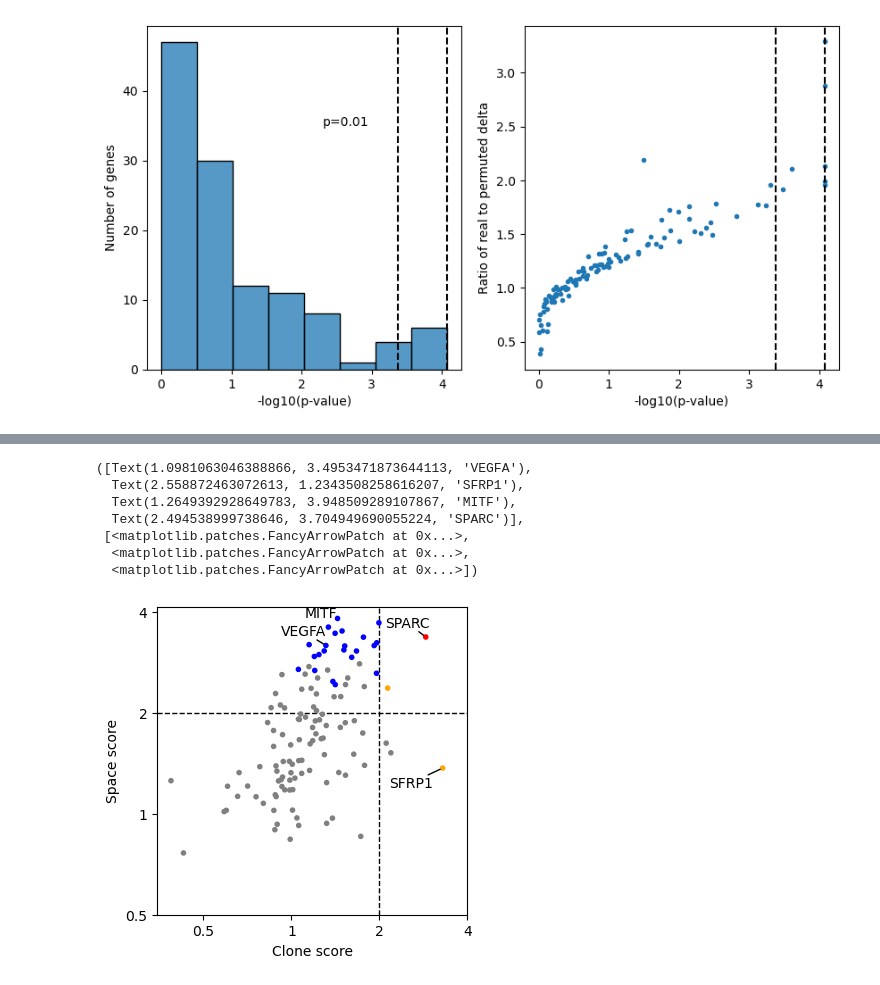
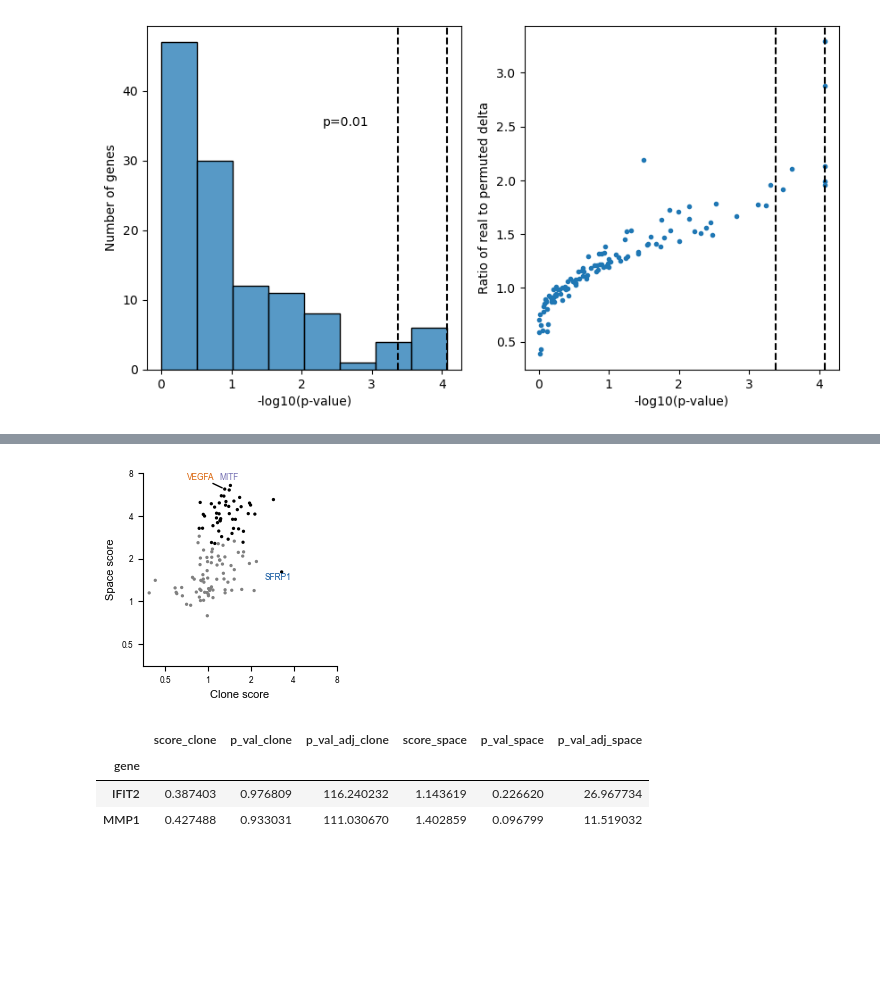
Before and after one commit to grantkinsler/SpatialBarcodes, a Jupyter notebook: paper/plotScripts/plot_clone_space_scores.ipynb, the cells around one changed output, grey strips where cells are left out. Drawn from its saved outputs; the diff is of its cells as text; code cells hidden in the pictures; blank space fills up the shorter version.

```diff
--- a/paper/plotScripts/plot_clone_space_scores.ipynb
+++ b/paper/plotScripts/plot_clone_space_scores.ipynb
@@ -30,6 +30,16 @@ import matplotlib
 # import matplotlib as mpl
 matplotlib.rcParams['pdf.fonttype'] = 42
 
+plt.rcParams['font.family'] = 'sans-serif'
+plt.rcParams['font.sans-serif'] = ['Arial']
+
+plt.rcParams['font.size'] = 6  # Set default font size for all text elements
+plt.rcParams['axes.labelsize'] = 8  # Set font size for axis labels
+plt.rcParams['xtick.labelsize'] = 6  # Set font size for x-axis tick labels
+plt.rcParams['ytick.labelsize'] = 6  # Set font size for y-axis tick labels
+plt.rcParams['legend.fontsize'] = 6  # Set font size for legend text
+
+
 from sklearn.cluster import AgglomerativeClustering as AggCluster
 
 %load_ext autoreload
@@ -41,7 +51,7 @@ import os
 
 # tools_path  = '/Users/grantkinsler/Documents/Penn/Research/SpatialBarcodes/SpatialBarcodes/analysis/tools/tools.py'
 
-tools_path  = '/Users/grantkinsler/Documents/Penn/Research/SpatialBarcodes/analysis/tools/tools.py'
+tools_path = '../helperScripts/tools.py'
 
 # /Users/grantkinsler/Documents/Penn/Research/SpatialBarcodes/analysis/tools/tools.py
 sys.path.append(os.path.dirname(os.path.expanduser(tools_path)))
@@ -54,8 +65,9 @@ n_cells_per_cluster = 25
 clone_scores = pd.read_csv('../extractedData/clone_scores.csv',index_col=0)
 clone_scores['p_val_adj'] = clone_scores['p_val']*len(clone_scores.index)
 
-n_rings =  100
-space_scores = pd.read_csv(f'../extractedData/space_scores_{n_rings}rings.csv',index_col=0)
+n_rings =  25
+# space_scores = pd.read_csv(f'../extractedData/space_scores_{n_rings}rings.csv',index_col=0)
+space_scores = pd.read_csv(f'../extractedData/space_scores_{n_rings}rings_barcoded.csv',index_col=0)
 space_scores['p_val_adj'] = space_scores['p_val']*len(space_scores.index)
 # %%
 space_scores
@@ -184,7 +206,7 @@ both_scores[both_scores['p_val_adj_clone'] < 0.01]
 # %%
 # plot ratio for clone and rings, only plotting genes present in both sets
 # common_genes = [gene for gene in scores_ring.index if gene in scores.index]
-plt.figure(figsize=(4,4))
+plt.figure(figsize=(2.5,2.5))
 
 color_list = []
 
@@ -194,17 +216,17 @@ p_val_adj_cutoff = 0.01
 # color points by p-value and score
 for entry in both_scores.index:
     if both_scores['score_clone'].loc[entry] > score_cutoff and both_scores['score_space'].loc[entry] > score_cutoff and both_scores['p_val_adj_clone'].loc[entry] < p_val_adj_cutoff and both_scores['p_val_adj_space'].loc[entry] < p_val_adj_cutoff:
-        color_list.append('r')
+        color_list.append('k')
     elif both_scores['score_clone'].loc[entry] > score_cutoff and both_scores['p_val_adj_clone'].loc[entry] < p_val_adj_cutoff:
-        color_list.append('orange')
+        color_list.append('k')
     elif both_scores['p_val_adj_space'].loc[entry] < p_val_adj_cutoff and both_scores['score_space'].loc[entry] > score_cutoff:
-        color_list.append('blue')
+        color_list.append('k')
     else:
         color_list.append('gray')
 
 
 
-plt.scatter(both_scores['score_clone'],both_scores['score_space'],marker='.',color=color_list)
+plt.scatter(both_scores['score_clone'],both_scores['score_space'],marker='.',color=color_list,s=7.5)
 
 plt.xlabel('Clone score\n(ratio of true difference to avg. permuted difference)')
 plt.ylabel('Space score\n(ratio of true difference to avg. permuted difference)')
@@ -216,7 +238,23 @@ plt.ylabel('Space score')
 
 # genes_to_plot = ['VEGFA','SFRP1','MITF','SPARC','ITGA8','MMP11']
 # genes_to_plot = ['VEGFA','SFRP1','MITF','SPARC','MMP1','BMP2']
-genes_to_plot = ['VEGFA','SFRP1','MITF','SPARC']
+genes_to_plot = ['VEGFA','SFRP1','MITF',
+                #  'SPARC'
+                 ]
+gene_colors = ['b','orange','r','k']
+
+gene_colors = {
+                # 'VEGFA':'#5e3c99',
+               'VEGFA':'#d95f02', # dark orange
+               'SFRP1':'#08519c', # blue
+            #    'SPARC':'k',
+
+            #    'MITF':'#e66101',
+               'MITF':'#7570b3', # purple
+
+               }
+
+
 
 
 texts = []
@@ -224,10 +262,10 @@ texts = []
 
 
 for gene in genes_to_plot:
-    texts.append(plt.text(both_scores['score_clone'].loc[gene],both_scores['score_space'].loc[gene],gene,ha='right'))
+    texts.append(plt.text(both_scores['score_clone'].loc[gene],both_scores['score_space'].loc[gene],gene,ha='right',c=gene_colors[gene]))
 
-plt.axvline(2,color='k',linestyle='--',lw=1,zorder=0)
-plt.axhline(2,color='k',linestyle='--',lw=1,zorder=0)
+# plt.axvline(2,color='k',linestyle='--',lw=1,zorder=0)
+# plt.axhline(2,color='k',linestyle='--',lw=1,zorder=0)
 
 # plt.axvline(3,color='k',linestyle='--',lw=1,zorder=0)
 # plt.axhline(3,color='k',linestyle='--',lw=1,zorder=0)
@@ -239,41 +277,39 @@ plt.axhline(2,color='k',linestyle='--',lw=1,zorder=0)
 # plt.ylim(0.5,4)
 
 # plt.xlim(0.5,8)
 # plt.ylim(0.5,8)
 plt.yscale('log',base=2)
 plt.xscale('log',base=2)
 
-plt.xticks([0.5,1,2,4],[0.5,1,2,4])
-plt.yticks([0.5,1,2,4],[0.5,1,2,4])
+plt.xticks([0.5,1,2,4,8],[0.5,1,2,4,8])
+plt.yticks([0.5,1,2,4,8],[0.5,1,2,4,8])
+
+plt.xlim(0.35,8)
+plt.ylim(0.35,8)
+
+sns.despine()
 
 # plt.xlim(0,4)
 # plt.ylim(0,4)
 
 # plt.xticks([0,1,2,3,4])
 # plt.yticks([0,1,2,3,4])
 
 
 # for gene in scores_ring.sort_values(ascending=False)[:5].index:
 #     texts.append(plt.text(scores[gene],scores_ring[gene],gene,ha='right'))
 
 # for gene in scores.sort_values(ascending=False)[:10].index:
 #     if gene not in scores_ring.sort_values(ascending=False)[:10].index:
 #         texts.append(plt.text(scores[gene],scores_ring[gene],gene,ha='right'))
 
 # for gene in scores.sort_values(ascending=True)[:10].index:
 #     if gene in scores_ring.sort_values(ascending=True)[:10].index:
 #         if gene != 'ENSMUSG00000071361':
 #             texts.append(plt.text(scores[gene],scores_ring[gene],gene,ha='right'))
 
 adjust_text(texts,x=both_scores['score_clone'],y=both_scores['score_space'],force_static=(2,2),arrowprops=dict(arrowstyle='-',color='k'))
 
-# plt.savefig('../graphs/clone_v_space_scores.pdf',bbox_inches='tight',transparent=True)
+plt.savefig('../graphs/clone_v_space_scores.pdf',bbox_inches='tight',transparent=True)
 # %% [output]
-([Text(1.0981063046388866, 3.4953471873644113, 'VEGFA'),
-  Text(2.558872463072613, 1.2343508258616207, 'SFRP1'),
-  Text(1.2649392928649783, 3.948509289107867, 'MITF'),
-  Text(2.494538999738646, 3.704949690055224, 'SPARC')],
- [<matplotlib.patches.FancyArrowPatch at 0x...>,
-  <matplotlib.patches.FancyArrowPatch at 0x...>,
-  <matplotlib.patches.FancyArrowPatch at 0x...>])
-[figure, old version]
+[figure, new version]
@@ -289,0 +316,7 @@ plt.figure(figsize=(10,5))
+# %%
+both_scores[both_scores['score_clone'] < 0.5]
+# %% [output]
+|  | score_clone | p_val_clone | p_val_adj_clone | score_space | p_val_space | p_val_adj_space |
+| gene |  |  |  |  |  |  |
+| IFIT2 | 0.387403 | 0.976809 | 116.240232 | 1.143619 | 0.226620 | 26.967734 |
+| MMP1 | 0.427488 | 0.933031 | 111.030670 | 1.402859 | 0.096799 | 11.519032 |
```
Also changed, not shown: parts of 11 cells of this notebook, 10 other files.
